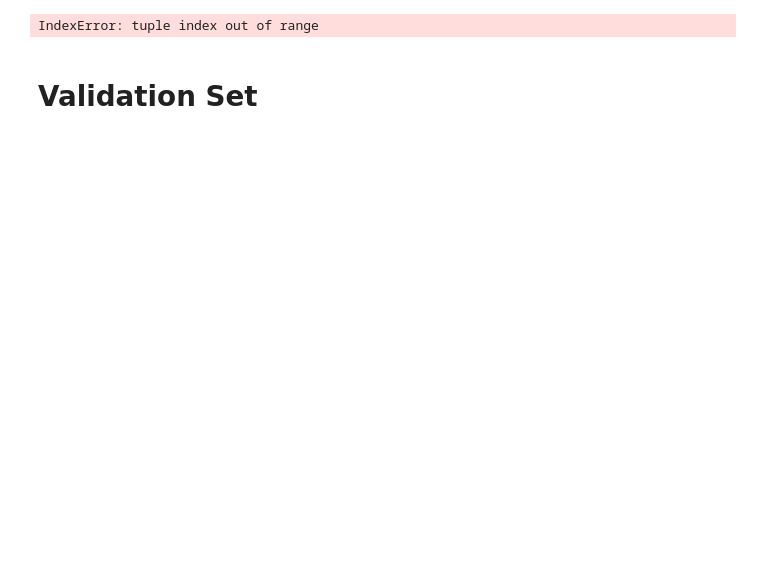
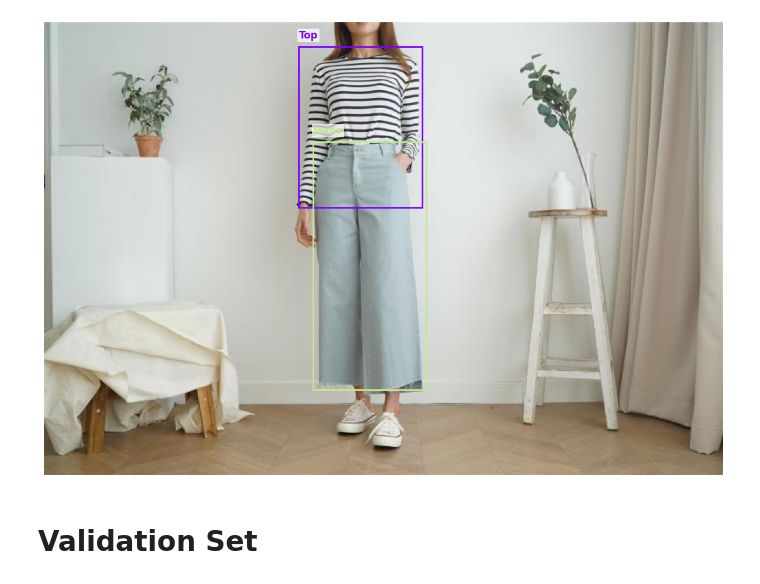
Before and after one commit to parkwoobin/ai2, a Jupyter notebook: make_dataset_sw.ipynb, the cells around one changed output. Cells and saved outputs as stored; diff of their text form; code cells hidden in the pictures; blank space fills up the shorter version.

Commit message:
카테고리 세분화

```diff
--- a/make_dataset_sw.ipynb
+++ b/make_dataset_sw.ipynb
@@ -62,6 +62,7 @@ def get_category_files(base_path, target_styles, data_type='image', max_files=No
 
 # 사용 예시
 base_path = "E:/Workspace/K-fashion/원천데이터_3"
+base_path = "./k_fashsion/원천데이터/원천데이터_1"
 target_styles = ['스트리트', '젠더리스']
 max_files = {'스트리트': 3000, '젠더리스': 1000}
 
@@ -70,5 +71,6 @@ image_files = get_category_files(base_path, target_styles, data_type='image', ma
 
 # 라벨 파일 수집
 label_path = "E:/Workspace/K-fashion/라벨링데이터"
+label_path = "./k_fashsion/라벨링데이터"
 label_files = get_category_files(label_path, target_styles, data_type='label',max_files=max_files)
 # %% [output]
@@ -176,14 +172,14 @@ def create_reg_label(label_data):
     }
 
     # 스타일 정보 추출
-    style_info = label_data["데이터셋 정보"]["데이터셋 상세설명"]["라벨링"]["스타일"]
-    if style_info and style_info[0]:
-        reg_info["스타일"] = style_info[0].get("스타일")
+    style_info = label_data.get("데이터셋 정보", {}).get("데이터셋 상세설명", {}).get("라벨링", {}).get("스타일", [])
+    if style_info and isinstance(style_info, list) and len(style_info) > 0:
+        reg_info["스타일"] = style_info[0].get("스타일", None)
 
     # 각 의류 카테고리 정보 추출
     categories = ["아우터", "상의", "하의", "원피스"]
     for category in categories:
-        cat_info = label_data["데이터셋 정보"]["데이터셋 상세설명"]["라벨링"].get(category, [{}])[0]
+        cat_info = label_data.get("데이터셋 정보", {}).get("데이터셋 상세설명", {}).get("라벨링", {}).get(category, [{}])[0]
         if cat_info:
             for key, value in cat_info.items():
                 if key in reg_info[category]:
@@ -226,12 +222,16 @@ def process_files(image_files, label_files, split='train'):
     """전체 파일 처리"""
     create_dataset_structure()
 
-    # 의류 카테고리 정의
+    # 의류 카테고리 정의 (상의, 하의, 아우터, 원피스 포함)
     categories = {
-        "아우터": 0,
-        "상의": 1,
-        "하의": 2,
-        "원피스": 3
+        # 상의
+        "탑": 0, "블라우스": 1, "캐주얼상의": 2, "니트웨어": 3, "셔츠": 4, "베스트": 5,
+        # 아우터
+        "코트": 6, "재킷": 7, "점퍼": 8, "패딩": 9,
+        # 하의
+        "청바지": 10, "팬츠": 11, "스커트": 12, "레깅스": 13,
+        # 원피스
+        "드레스": 14, "점프수트": 15, "수영복": 16
     }
 
     processed_files = []
@@ -270,13 +270,18 @@ def process_files(image_files, label_files, split='train'):
 
             labels = []
             rect_coords = data["데이터셋 정보"]["데이터셋 상세설명"]["렉트좌표"]
+            label_info = data["데이터셋 정보"]["데이터셋 상세설명"]["라벨링"]
 
-            # 의류 카테고리별 바운딩 박스 생성
-            for category, category_id in categories.items():
-                coords = rect_coords.get(category, [{}])[0]
-                if coords:
-                    yolo_coords = convert_to_yolo_format(coords, img_width, img_height)
-                    labels.append([category_id] + yolo_coords)
+            # 카테고리별 바운딩 박스 생성
+            for main_category in ["아우터", "상의", "하의", "원피스"]:
+                if main_category in rect_coords:
+                    for coords, sub_label in zip(rect_coords[main_category], label_info[main_category]):
+                        if coords:
+                            sub_category_name = sub_label.get("카테고리")
+                            if sub_category_name in categories:
+                                category_id = categories[sub_category_name]
+                                yolo_coords = convert_to_yolo_format(coords, img_width, img_height)
+                                labels.append([category_id] + yolo_coords)
 
             # 라벨 저장
             if labels:
@@ -286,22 +291,19 @@ def process_files(image_files, label_files, split='train'):
                         f.write(' '.join(map(str, label)) + '\n')
 
             # 회귀 라벨 생성 및 저장
-            reg_label = create_reg_label(data)
+            reg_label = create_reg_label(data["데이터셋 정보"]["데이터셋 상세설명"]["라벨링"])
             reg_label_path = f"dataset/reg_labels/{split}/{new_basename}.json"
             with open(reg_label_path, 'w', encoding='utf-8') as f:
                 json.dump(reg_label, f, ensure_ascii=False, indent=2)
 
-            # 마스크 생성
-            # polygon_coords = data["데이터셋 정보"]["데이터셋 상세설명"]["폴리곤좌표"]
-            # for category, coords in polygon_coords.items():
-            #     if coords and coords[0]:
-            #         mask = create_mask_from_polygon(coords[0], img_width, img_height)
-            #         mask_path = f"dataset/masks/{split}/{new_basename}_{category}.png"
-            #         mask.save(mask_path)
-
             processed_files.append((new_basename, labels))
 
-    category_names = ["outer", "top", "bottom", "dress"]
+    category_names = [
+    "Top", "Blouse", "Casual Top", "Knitwear", "Shirt", "Vest",
+    "Coat", "Jacket", "Jumper", "Padding",
+    "Jeans", "Pants", "Skirt", "Leggings",
+    "Dress", "Jumpsuit", "Swimsuit"
+    ]
     return processed_files, filename_mapping, category_names
 
 def visualize_bbox(img_path, label_path, category_names):
@@ -329,34 +331,34 @@ def visualize_bbox(img_path, label_path, category_names):
         y1 = abs_y - abs_h//2
 
         color = colors[int(category_id)]
         rect = plt.Rectangle((x1, y1), abs_w, abs_h,
                            fill=False,
                            color=color,
                            linewidth=2)
         plt.gca().add_patch(rect)
 
         label = category_names[int(category_id)]
         plt.text(x1, y1-10, label,
                 color=color,
                 fontsize=12,
                 fontweight='bold',
                 bbox=dict(facecolor='white', alpha=0.7, edgecolor='none', pad=2))
 
     plt.axis('off')
     plt.tight_layout()
     plt.show()
 
 # 실행
 processed_files, filename_mapping, category_names = process_files(image_files, label_files, split='train')
 
 # 결과 확인
 if processed_files:
     first_file = processed_files[0]
     img_path = f"dataset/images/train/{first_file[0]}.jpg"
     label_path = f"dataset/labels/train/{first_file[0]}.txt"
     visualize_bbox(img_path, label_path, category_names)
 # %% [output]
-IndexError: tuple index out of range
+[figure, added]
 # %% [markdown]
 # Validation Set
 # %%
```
Also changed, not shown: parts of 5 cells of this notebook.
